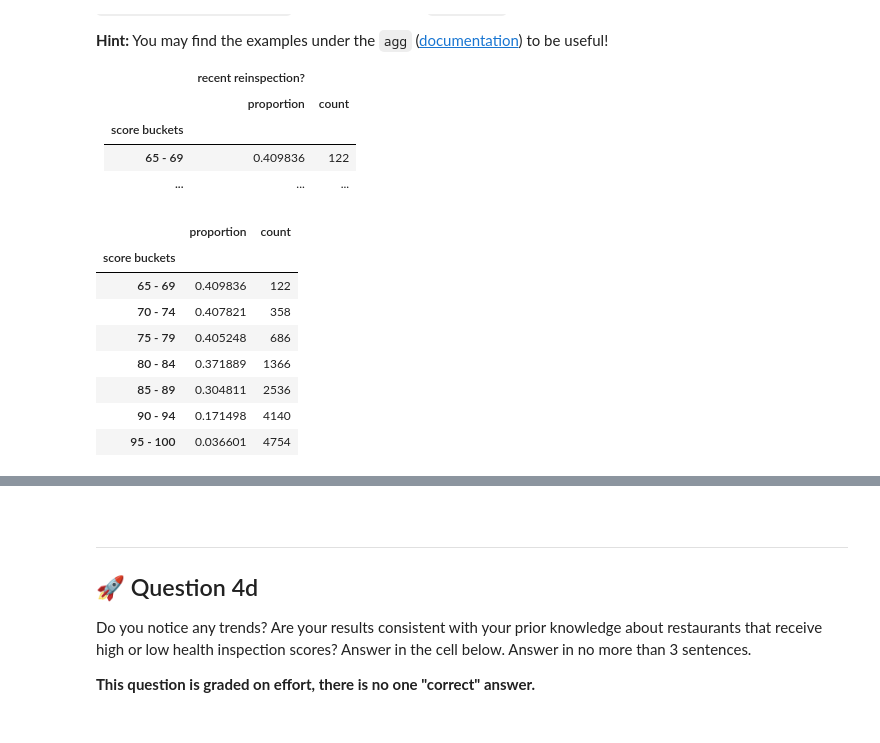
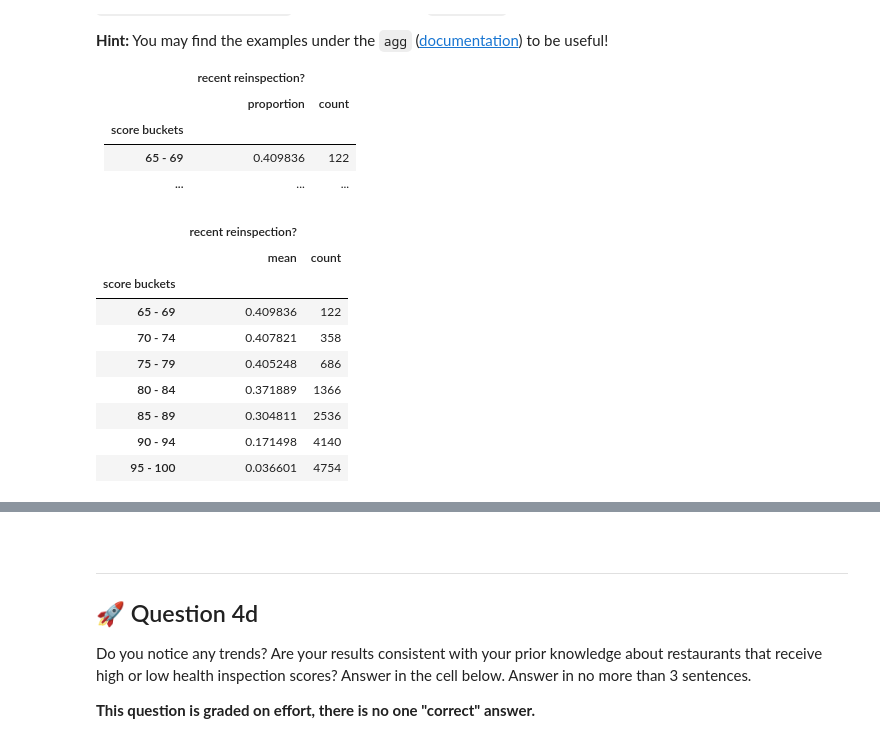
Before and after one commit to zaddle55/sp26-ds100-material, a Jupyter notebook: hw/hw02B/hw02B.ipynb, the cells around one changed output, grey strips where cells are left out. Drawn from its saved outputs; the diff is of its cells as text; code cells hidden in the pictures.

```diff
--- a/hw/hw02B/hw02B.ipynb
+++ b/hw/hw02B/hw02B.ipynb
@@ -565,12 +565,12 @@ To conclude our analysis, use `reinspections_filtered` to generate a `DataFrame`
     <tr  align="right">      <th>...</th>      <td>...</td>      <td>...</td>    </tr>
     </tbody></table>
 # %%
-reinspection_proportions = reinspections_filtered.groupby('score buckets').agg({'recent reinspection?': 'mean', 'bid': 'count'})
-reinspection_proportions = reinspection_proportions.rename(columns={'recent reinspection?': 'proportion', 'bid': 'count'})
-
+reinspection_proportions = reinspections_filtered.groupby('score buckets').agg({'recent reinspection?': ['mean', 'count']})
+reinspection_proportions.rename(columns={('recent reinspection?', 'mean'): 'proportion'})
 reinspection_proportions
 # %% [output]
-|  | proportion | count |
+|  | recent reinspection? |  |
+|  | mean | count |
 | score buckets |  |  |
 | 65 - 69 | 0.409836 | 122 |
 | 70 - 74 | 0.407821 | 358 |
```
Also changed, not shown: parts of 1 cell of this notebook.
